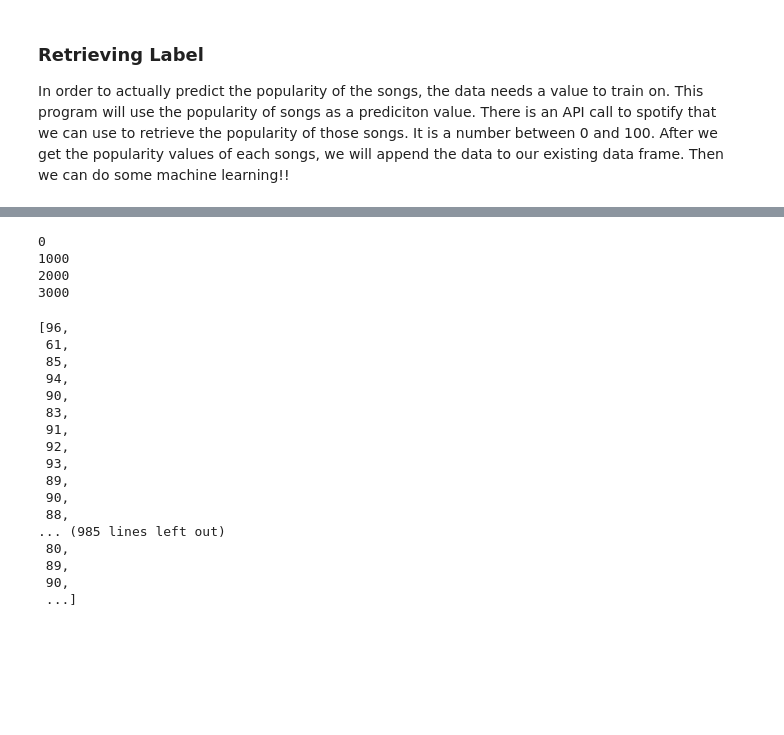
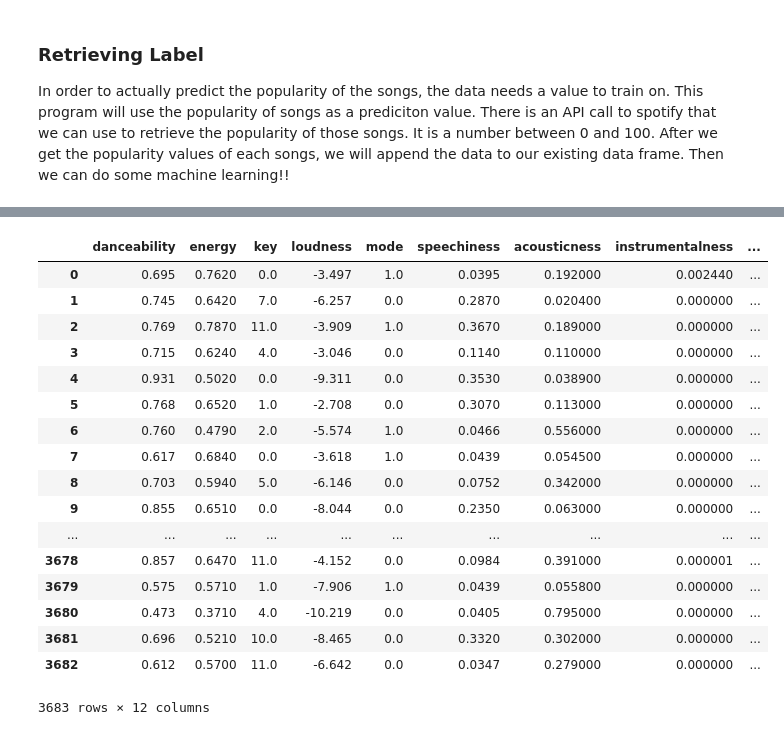
Before and after one commit to ISUData-Science-Club/Spotify_Project, a Jupyter notebook: spotify_Project/python/Spotify_Project.ipynb, the cells around one changed output, grey strips where cells are left out. Cells and saved outputs as stored; diff of their text form; code cells hidden in the pictures; blank space fills up the shorter version.

```diff
--- a/spotify_Project/python/Spotify_Project.ipynb
+++ b/spotify_Project/python/Spotify_Project.ipynb
@@ -213,6 +201,7 @@ def get_populatity(songID):
     response = rq.get(url,headers=headers).json()
     return(response['popularity'])
 # %%
+'''
 popList = []
 i = 0
 for el in DF['id']:
@@ -221,26 +210,5 @@ for el in DF['id']:
         print(i)
     i += 1
 popList
+'''
-# %% [output]
-0
-1000
-2000
-3000
-[96,
- 61,
- 85,
- 94,
- 90,
- 83,
- 91,
- 92,
- 93,
- 89,
- 90,
- 88,
-... (985 lines left out)
- 80,
- 89,
- 90,
- ...]
 # %%
@@ -250,2 +219,26 @@ DF.to_csv('allSongsLabeled.csv')
 # %%
 columns = ['danceability','energy','key','loudness','mode','speechiness','acousticness','instrumentalness','liveness','valence','tempo']
+# %%
+# Build the new DataFrame with the values we are looking for
+DF2 = DF[columns] # get the numerical columns
+DF2['Popularity'] = DF['Popularity'] # slap our prediction column on the DataFrame
+DF2
+# %% [output]
+|  | danceability | energy | key | loudness | mode | speechiness | acousticness | instrumentalness | ... |
+| 0 | 0.695 | 0.7620 | 0.0 | -3.497 | 1.0 | 0.0395 | 0.192000 | 0.002440 | ... |
+| 1 | 0.745 | 0.6420 | 7.0 | -6.257 | 0.0 | 0.2870 | 0.020400 | 0.000000 | ... |
+| 2 | 0.769 | 0.7870 | 11.0 | -3.909 | 1.0 | 0.3670 | 0.189000 | 0.000000 | ... |
+| 3 | 0.715 | 0.6240 | 4.0 | -3.046 | 0.0 | 0.1140 | 0.110000 | 0.000000 | ... |
+| 4 | 0.931 | 0.5020 | 0.0 | -9.311 | 0.0 | 0.3530 | 0.038900 | 0.000000 | ... |
+| 5 | 0.768 | 0.6520 | 1.0 | -2.708 | 0.0 | 0.3070 | 0.113000 | 0.000000 | ... |
+| 6 | 0.760 | 0.4790 | 2.0 | -5.574 | 1.0 | 0.0466 | 0.556000 | 0.000000 | ... |
+| 7 | 0.617 | 0.6840 | 0.0 | -3.618 | 1.0 | 0.0439 | 0.054500 | 0.000000 | ... |
+| 8 | 0.703 | 0.5940 | 5.0 | -6.146 | 0.0 | 0.0752 | 0.342000 | 0.000000 | ... |
+| 9 | 0.855 | 0.6510 | 0.0 | -8.044 | 0.0 | 0.2350 | 0.063000 | 0.000000 | ... |
+| ... | ... | ... | ... | ... | ... | ... | ... | ... | ... |
+| 3678 | 0.857 | 0.6470 | 11.0 | -4.152 | 0.0 | 0.0984 | 0.391000 | 0.000001 | ... |
+| 3679 | 0.575 | 0.5710 | 1.0 | -7.906 | 1.0 | 0.0439 | 0.055800 | 0.000000 | ... |
+| 3680 | 0.473 | 0.3710 | 4.0 | -10.219 | 0.0 | 0.0405 | 0.795000 | 0.000000 | ... |
+| 3681 | 0.696 | 0.5210 | 10.0 | -8.465 | 0.0 | 0.3320 | 0.302000 | 0.000000 | ... |
+| 3682 | 0.612 | 0.5700 | 11.0 | -6.642 | 0.0 | 0.0347 | 0.279000 | 0.000000 | ... |
+3683 rows × 12 columns
```
Also changed, not shown: parts of 24 cells of this notebook, 2 other files.
